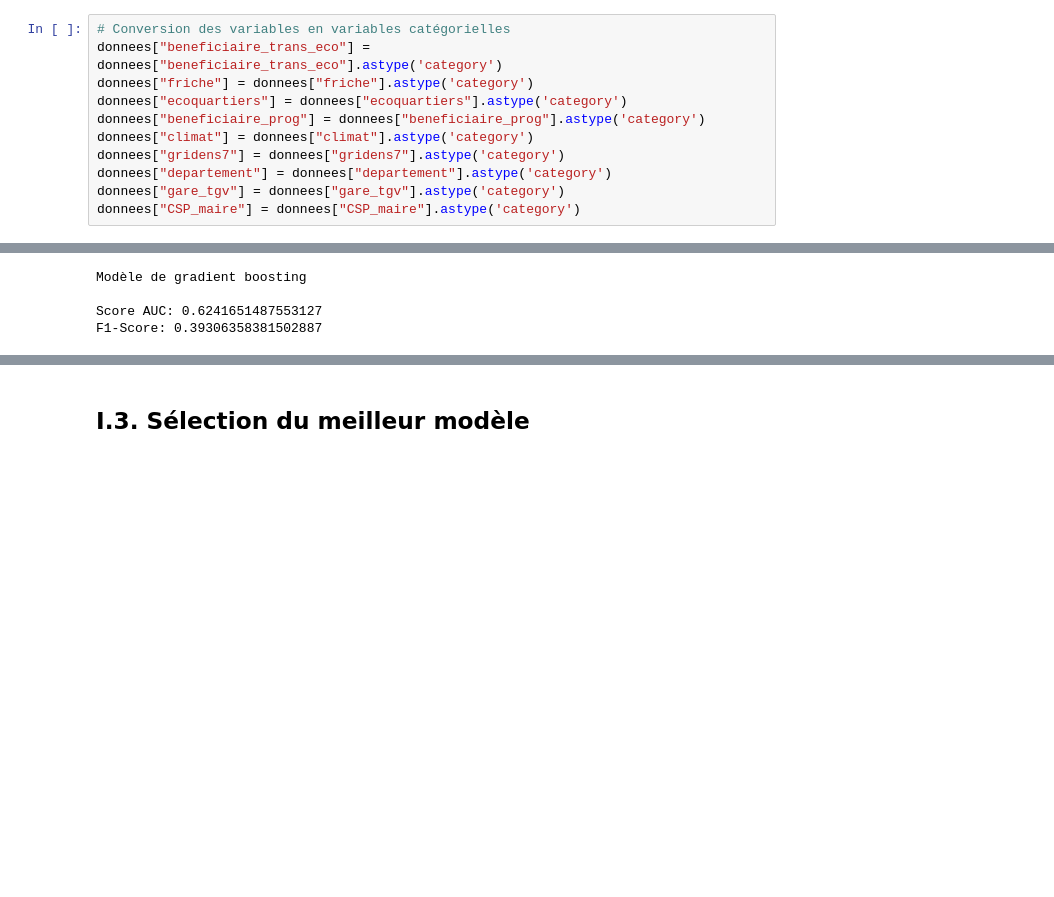
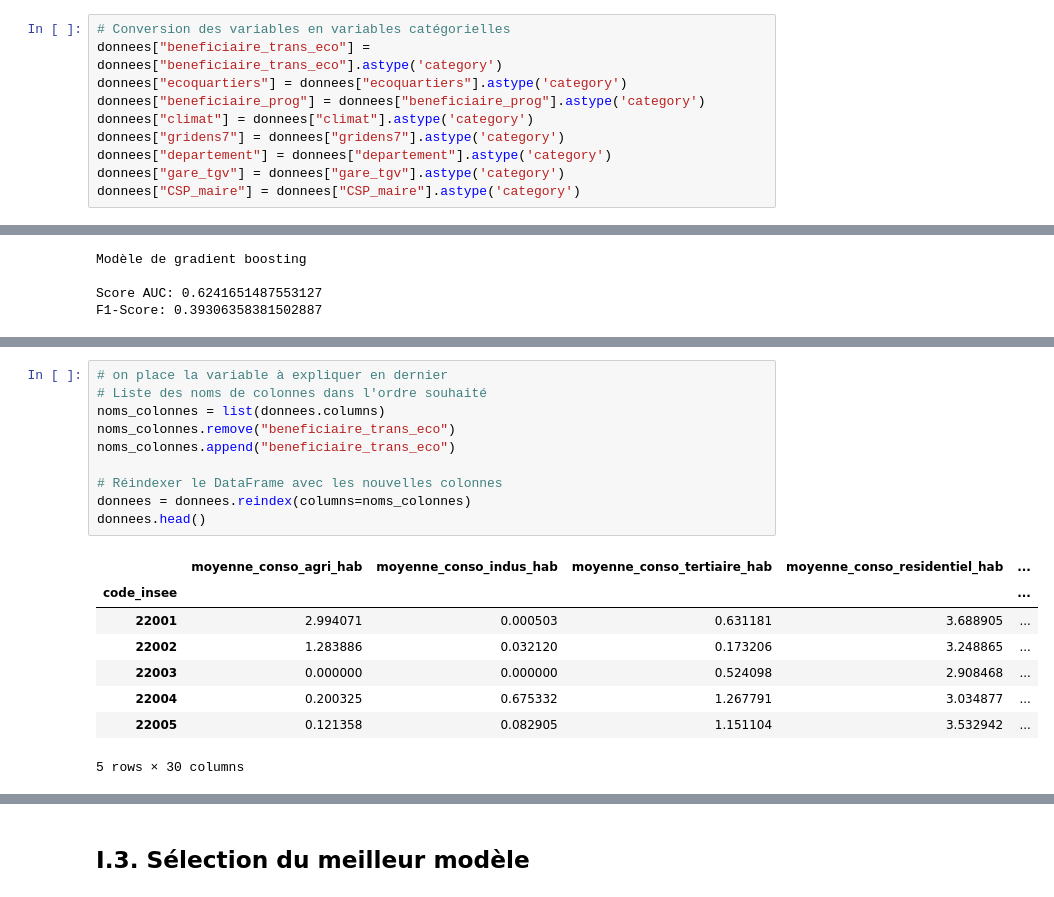
Before and after one commit to marieguib/202409-Precarite-energetique, a Jupyter notebook: 2Modelisation_precarite_energetique.ipynb, the cells around one changed output, grey strips where cells are left out. Drawn from its saved outputs; the diff is of its cells as text; blank space fills up the shorter version.

```diff
--- a/2Modelisation_precarite_energetique.ipynb
+++ b/2Modelisation_precarite_energetique.ipynb
@@ -105,7 +105,6 @@ dtype: object
 # %%
 # Conversion des variables en variables catégorielles
 donnees["beneficiaire_trans_eco"] = donnees["beneficiaire_trans_eco"].astype('category')
-donnees["friche"] = donnees["friche"].astype('category')
 donnees["ecoquartiers"] = donnees["ecoquartiers"].astype('category')
 donnees["beneficiaire_prog"] = donnees["beneficiaire_prog"].astype('category')
 donnees["climat"] = donnees["climat"].astype('category')
@@ -708,0 +788,19 @@ F1-Score: 0.39306358381502887
+# %%
+# on place la variable à expliquer en dernier
+# Liste des noms de colonnes dans l'ordre souhaité
+noms_colonnes = list(donnees.columns)
+noms_colonnes.remove("beneficiaire_trans_eco")
+noms_colonnes.append("beneficiaire_trans_eco")
+
+# Réindexer le DataFrame avec les nouvelles colonnes
+donnees = donnees.reindex(columns=noms_colonnes)
+donnees.head()
+# %% [output]
+|  | moyenne_conso_agri_hab | moyenne_conso_indus_hab | moyenne_conso_tertiaire_hab | moyenne_conso_residentiel_hab | ... |
+| code_insee |  |  |  |  | ... |
+| 22001 | 2.994071 | 0.000503 | 0.631181 | 3.688905 | ... |
+| 22002 | 1.283886 | 0.032120 | 0.173206 | 3.248865 | ... |
+| 22003 | 0.000000 | 0.000000 | 0.524098 | 2.908468 | ... |
+| 22004 | 0.200325 | 0.675332 | 1.267791 | 3.034877 | ... |
+| 22005 | 0.121358 | 0.082905 | 1.151104 | 3.532942 | ... |
+5 rows × 30 columns
```
Also changed, not shown: parts of 12 cells of this notebook, 1 other file.
